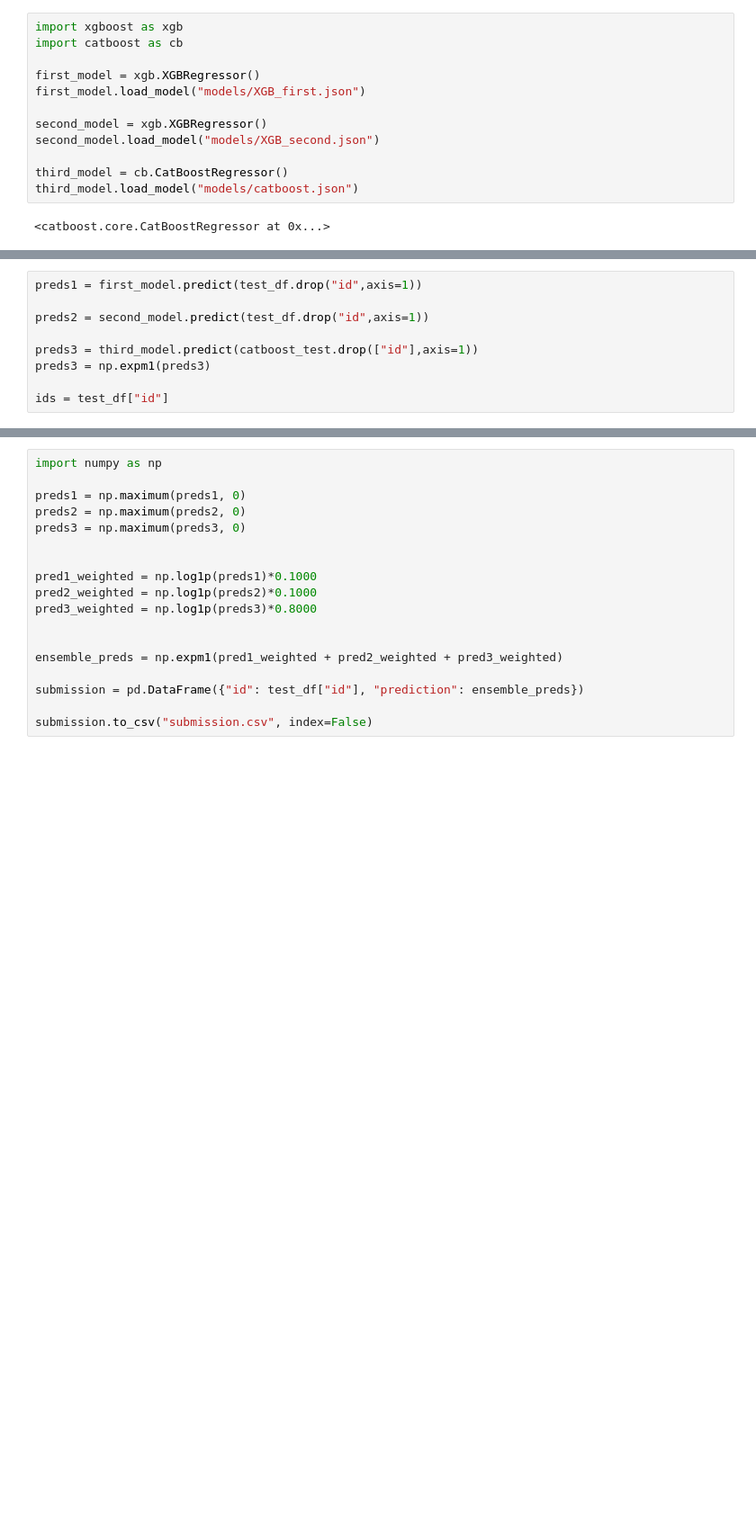
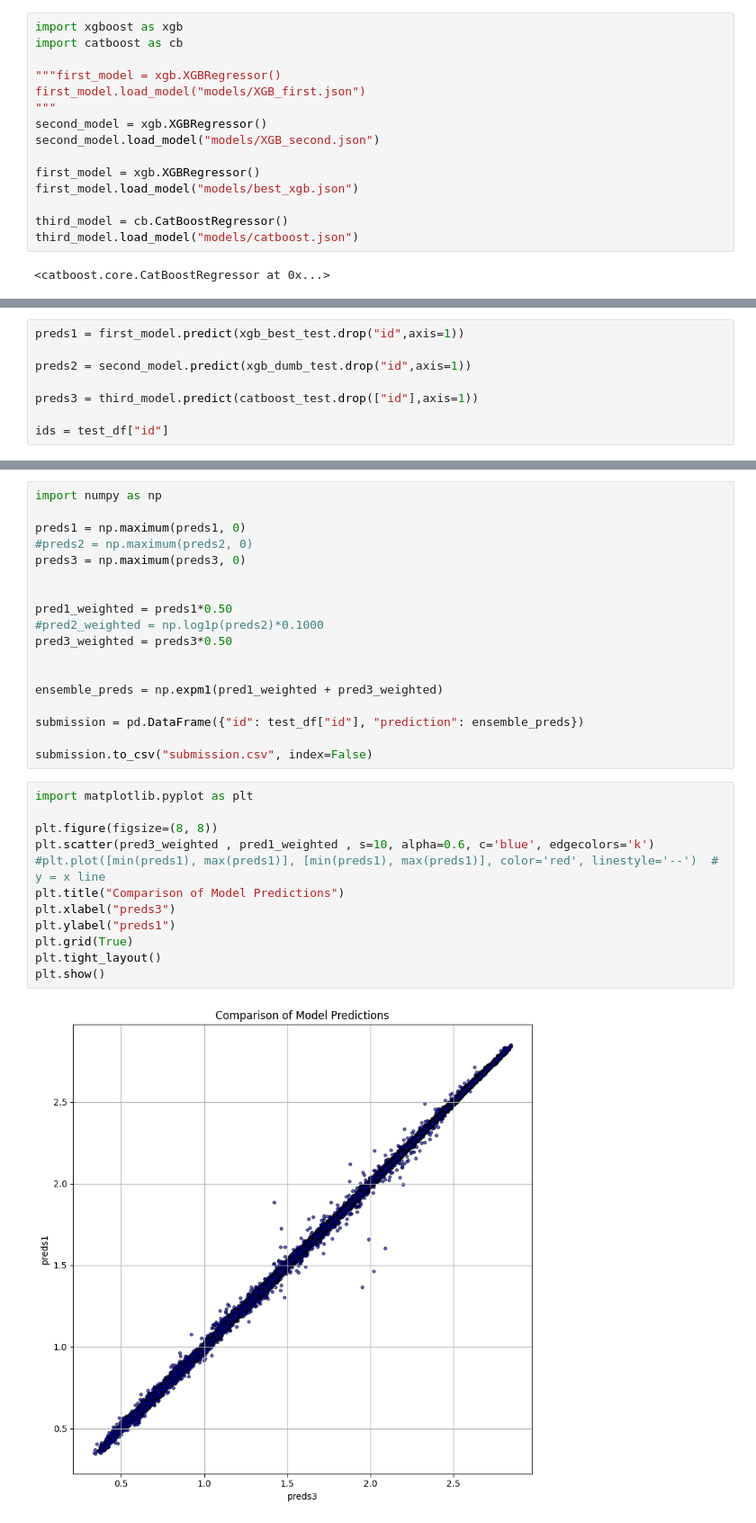
Before and after one commit to sh4gen/Kaggle-S5E5-PCE, a Jupyter notebook: ika/Multi-Model.ipynb, the cells around one changed output, grey strips where cells are left out. Shown at 90% size. Saved outputs shown, nothing was run; the diff lists cells and outputs as text; blank space fills up the shorter version.

```diff
--- a/ika/Multi-Model.ipynb
+++ b/ika/Multi-Model.ipynb
@@ -69,12 +87,15 @@ train_df.describe()
 import xgboost as xgb
 import catboost as cb
 
-first_model = xgb.XGBRegressor()
+"""first_model = xgb.XGBRegressor()
 first_model.load_model("models/XGB_first.json")
-
+"""
 second_model = xgb.XGBRegressor()
 second_model.load_model("models/XGB_second.json")
 
+first_model = xgb.XGBRegressor()
+first_model.load_model("models/best_xgb.json")
+
 third_model = cb.CatBoostRegressor()
 third_model.load_model("models/catboost.json")
 # %% [output]
@@ -87,9 +103,8 @@ xgb.plot_importance(second_model)
 # %%
-preds1 = first_model.predict(test_df.drop("id",axis=1))
+preds1 = first_model.predict(xgb_best_test.drop("id",axis=1))
 
-preds2 = second_model.predict(test_df.drop("id",axis=1))
+preds2 = second_model.predict(xgb_dumb_test.drop("id",axis=1))
 
 preds3 = third_model.predict(catboost_test.drop(["id"],axis=1))
-preds3 = np.expm1(preds3)
 
 ids = test_df["id"]
@@ -118,17 +137,31 @@ plt.show()
 import numpy as np
 
 preds1 = np.maximum(preds1, 0)
-preds2 = np.maximum(preds2, 0)
+#preds2 = np.maximum(preds2, 0)
 preds3 = np.maximum(preds3, 0)
 
 
-pred1_weighted = np.log1p(preds1)*0.1000
-pred2_weighted = np.log1p(preds2)*0.1000
-pred3_weighted = np.log1p(preds3)*0.8000
+pred1_weighted = preds1*0.50
+#pred2_weighted = np.log1p(preds2)*0.1000
+pred3_weighted = preds3*0.50
 
 
-ensemble_preds = np.expm1(pred1_weighted + pred2_weighted + pred3_weighted)
+ensemble_preds = np.expm1(pred1_weighted + pred3_weighted)
 
 submission = pd.DataFrame({"id": test_df["id"], "prediction": ensemble_preds})
 
 submission.to_csv("submission.csv", index=False)
+# %%
+import matplotlib.pyplot as plt
+
+plt.figure(figsize=(8, 8))
+plt.scatter(pred3_weighted , pred1_weighted , s=10, alpha=0.6, c='blue', edgecolors='k')
+#plt.plot([min(preds1), max(preds1)], [min(preds1), max(preds1)], color='red', linestyle='--')  # y = x line
+plt.title("Comparison of Model Predictions")
+plt.xlabel("preds3")
+plt.ylabel("preds1")
+plt.grid(True)
+plt.tight_layout()
+plt.show()
+# %% [output]
+[figure, new version]
```
Also changed, not shown: parts of 5 cells of this notebook, 12 other files.
